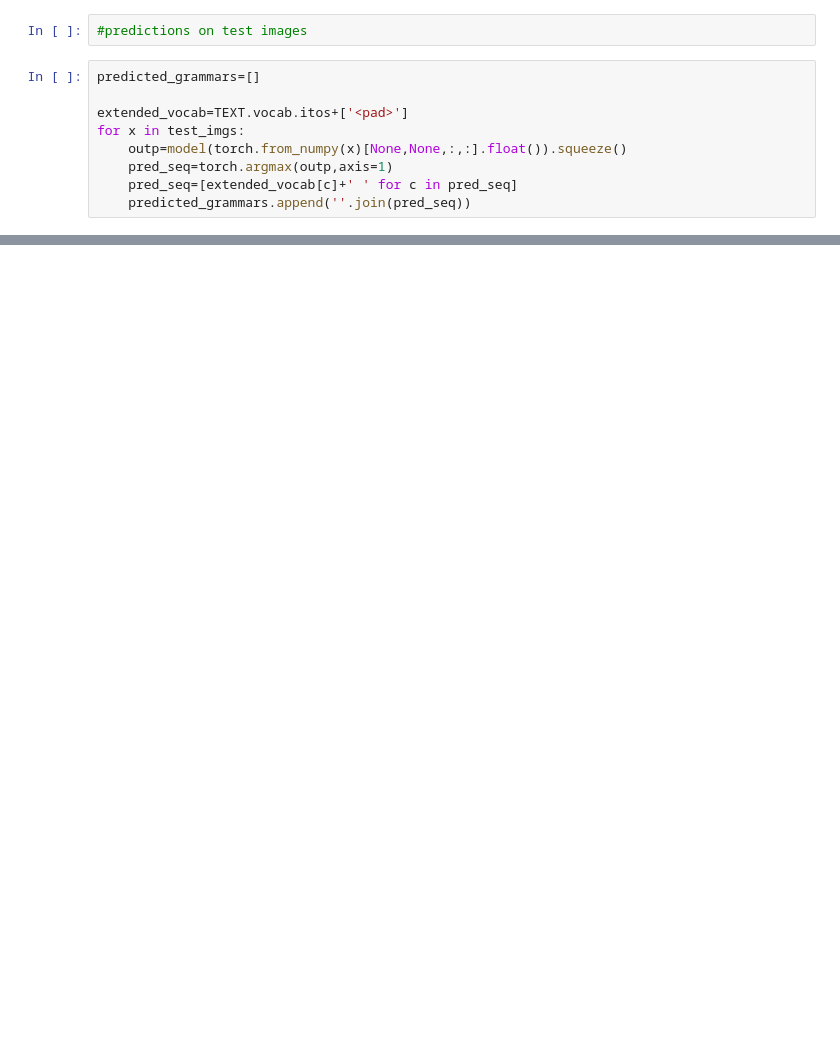
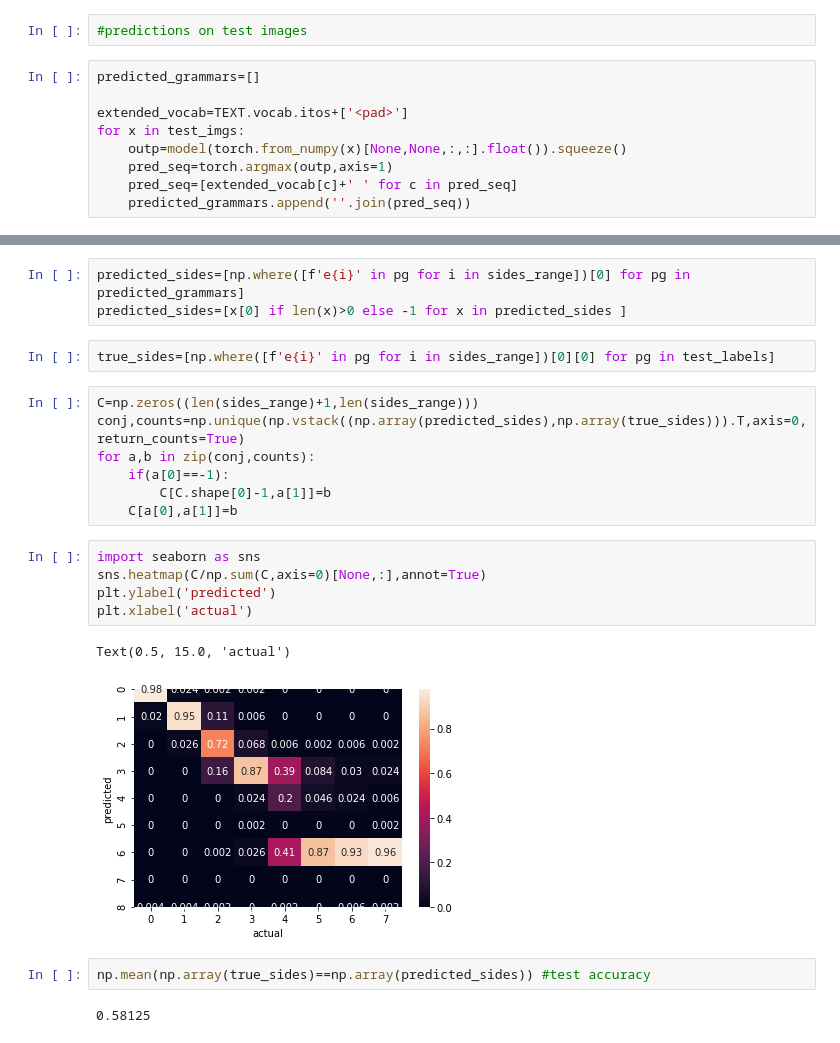
Before and after one commit to sreejank/DeepGenerativeGrammar, a Jupyter notebook: GrammarLSTM.ipynb, the cells around one changed output, grey strips where cells are left out. Saved outputs shown, nothing was run; the diff lists cells and outputs as text; blank space fills up the shorter version.

```diff
--- a/GrammarLSTM.ipynb
+++ b/GrammarLSTM.ipynb
@@ -208 +212,25 @@ ids=np.random.choice(len(test_labels),10,replace=False) #pick some images random
  'S -> S + e4 , S -> S + T']
+# %%
+predicted_sides=[np.where([f'e{i}' in pg for i in sides_range])[0] for pg in predicted_grammars]
+predicted_sides=[x[0] if len(x)>0 else -1 for x in predicted_sides ]
+# %%
+true_sides=[np.where([f'e{i}' in pg for i in sides_range])[0][0] for pg in test_labels]
+# %%
+C=np.zeros((len(sides_range)+1,len(sides_range)))
+conj,counts=np.unique(np.vstack((np.array(predicted_sides),np.array(true_sides))).T,axis=0,return_counts=True)
+for a,b in zip(conj,counts):
+    if(a[0]==-1):
+        C[C.shape[0]-1,a[1]]=b
+    C[a[0],a[1]]=b
+# %%
+import seaborn as sns
+sns.heatmap(C/np.sum(C,axis=0)[None,:],annot=True)
+plt.ylabel('predicted')
+plt.xlabel('actual')
+# %% [output]
+Text(0.5, 15.0, 'actual')
+[figure, added]
+# %%
+np.mean(np.array(true_sides)==np.array(predicted_sides)) #test accuracy
+# %% [output]
+0.58125
```
Also changed, not shown: parts of 4 cells of this notebook, 2 other files.
